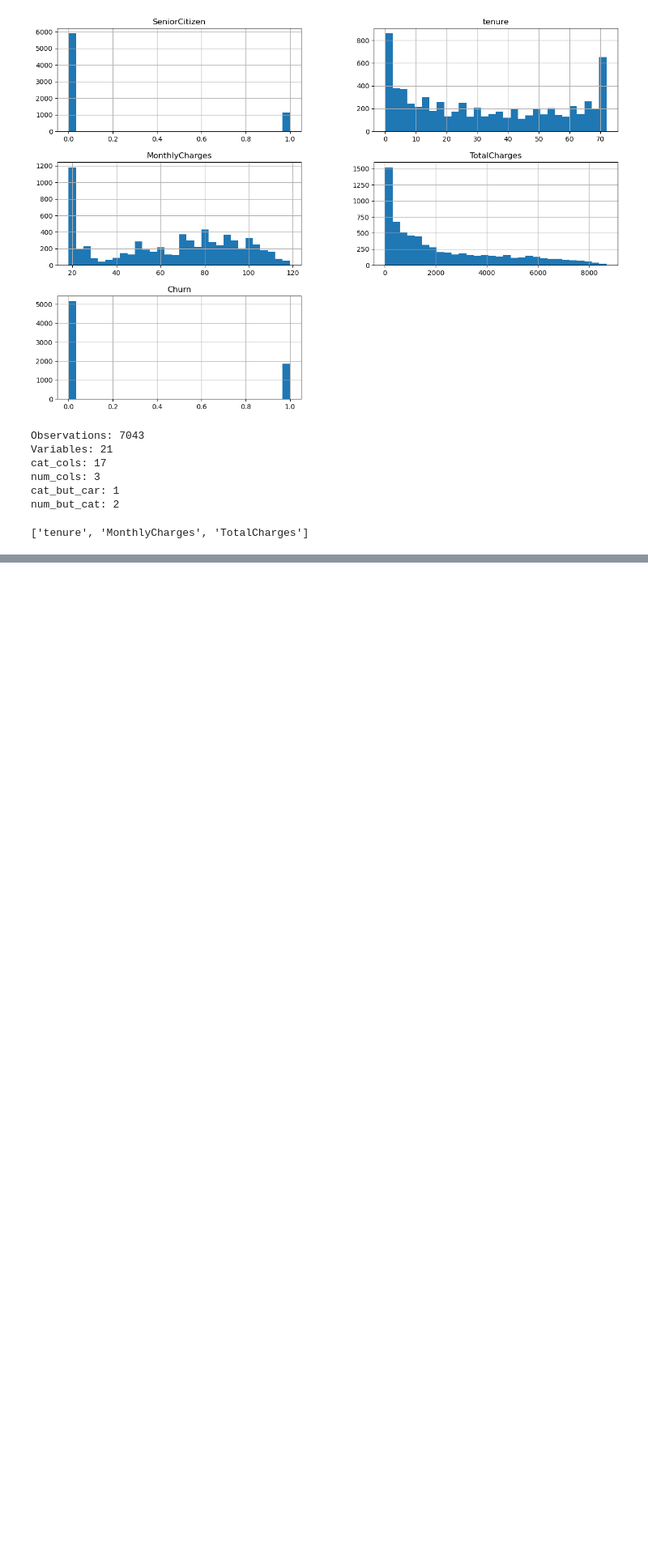
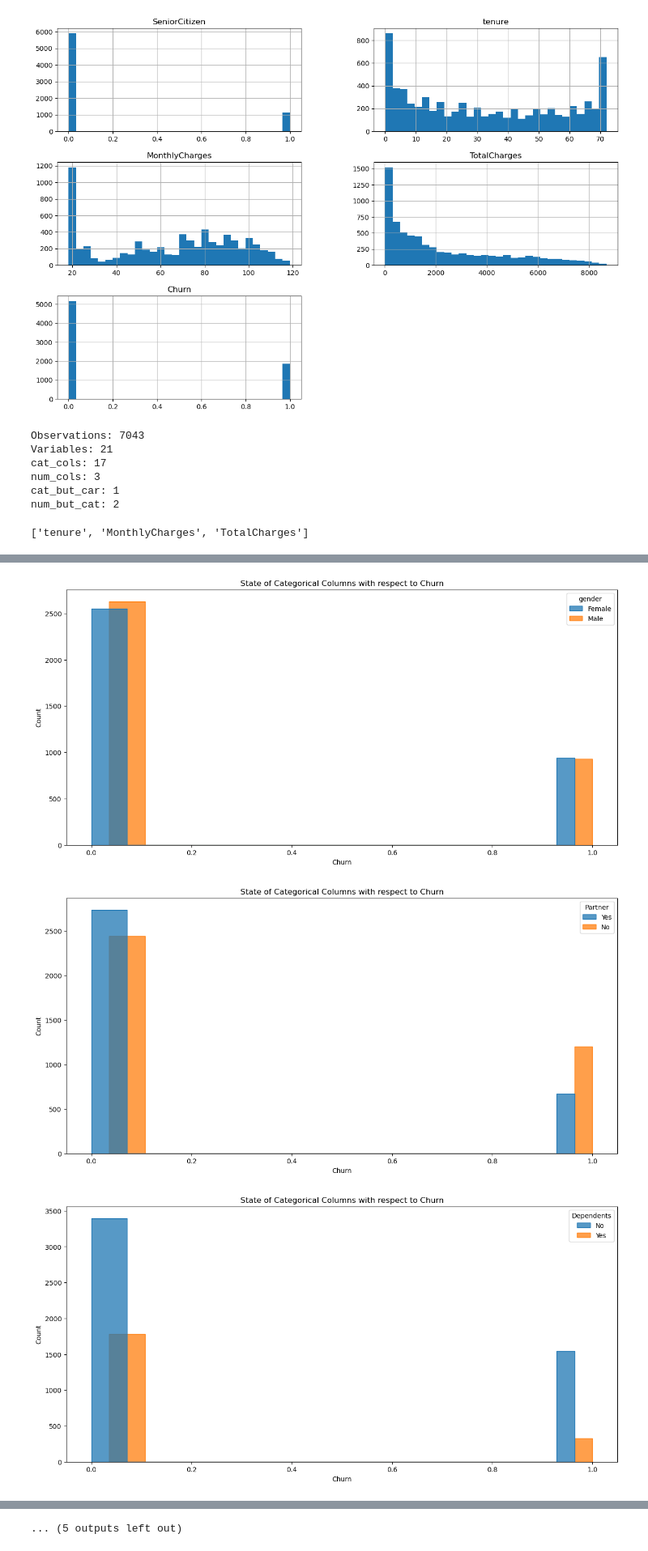
Before and after one commit to ziaulislam-mughal/Telcome-Customer-Churn-Analysis, a Jupyter notebook: EDA.ipynb, the cells around one changed output, grey strips where cells are left out. Shown at 81% size. Saved outputs shown, nothing was run; the diff lists cells and outputs as text; code cells hidden in the pictures; blank space fills up the shorter version.

Commit message:
Analyze Catgorical Columns respect to churn

```diff
--- a/EDA.ipynb
+++ b/EDA.ipynb
@@ -182,0 +185,13 @@ num_but_cat: 2
+# %%
+def target_vs_catgory (dataframe , target , categorical_columns ):
+    plt.figure(figsize=(15,7))
+    sns.histplot(data=dataframe ,x=target , hue=categorical_columns,element="step", multiple="dodge")
+    plt.title("State of Categorical Columns with respect to Churn")
+    plt.show()
+# %%
+for col in cat_cols:
+    target_vs_catgory(df,"Churn",col)
+# %% [output]
+[figure, added]
+[figure, added]
+[figure, added]
@@ -182,0 +207 @@ num_but_cat: 2
+... (5 outputs left out)
```
Also changed, not shown: parts of 2 cells of this notebook.
